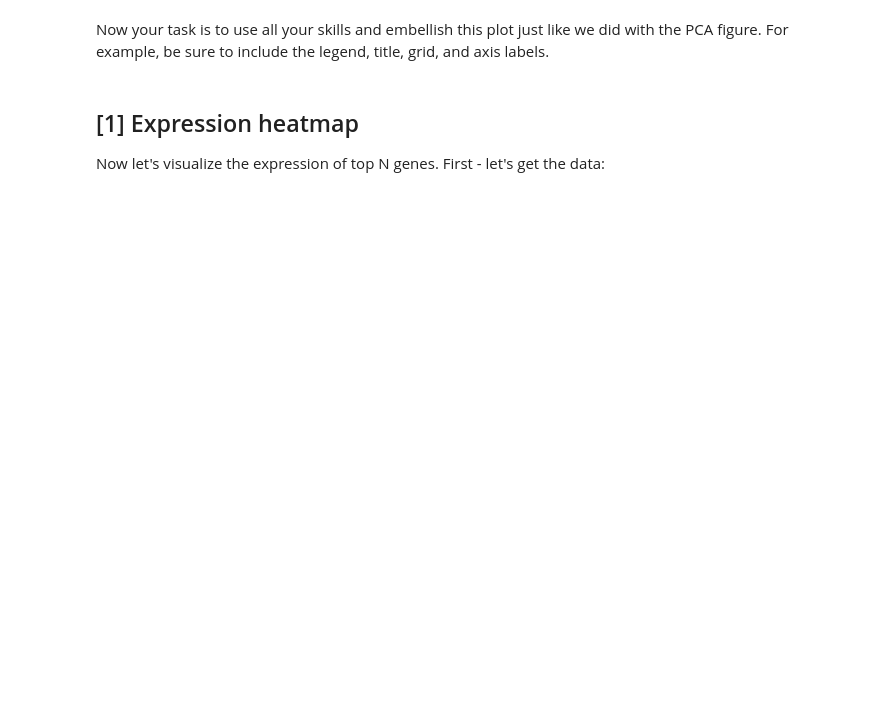
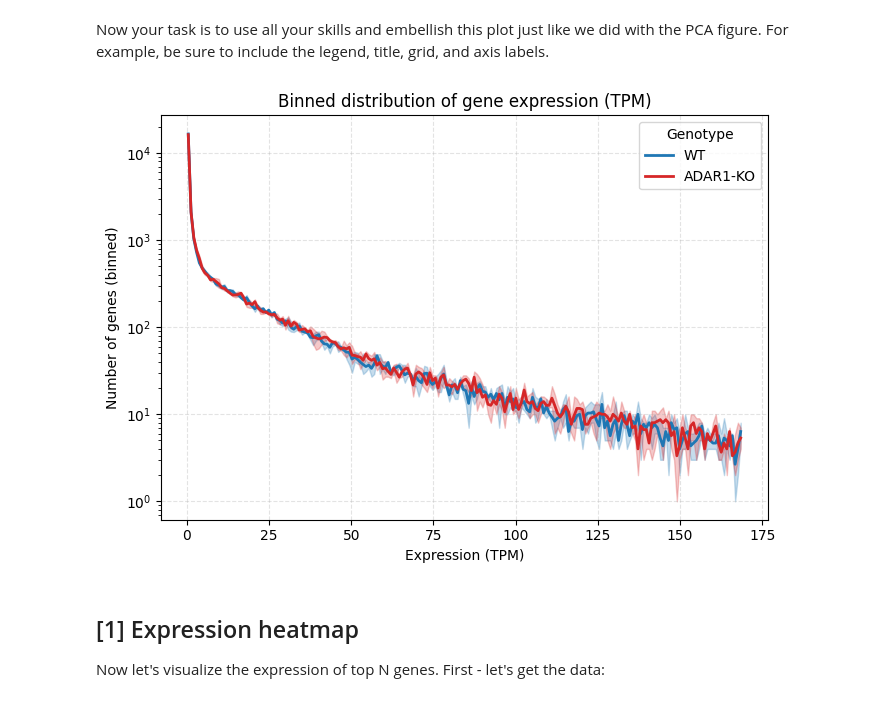
Before and after one commit to vlada-kazantsevaa/homeworks, a Jupyter notebook: Homeworks/hw-1/HW_1_(EDA).ipynb, the cells around one changed output. Cells and saved outputs as stored; diff of their text form; code cells hidden in the pictures; blank space fills up the shorter version.

```diff
--- a/Homeworks/hw-1/HW_1_(EDA).ipynb
+++ b/Homeworks/hw-1/HW_1_(EDA).ipynb
@@ -859,3 +867,57 @@ Now your task is to use all your skills and embellish this plot just like we did
+# %%
+fig, ax = plt.subplots(figsize=(7, 5))
+
+# Let's ignore the highly expressed genes -
+# it makes no sense to bin them, since there are only a few of them.
+upthr = df[numcols].quantile(0.98).max()
+
+# Create 200 bins ranging from 0 to upthr
+# hint: use numpy
+bins = np.linspace(0, upthr, 201)
+
+# Calculate center of each bin
+# hint: slice with step & sum & divide by 2
+X = (bins[:-1] + bins[1:]) / 2
+
+# Plot each genotype
+for genotype in ("WT", "ADAR1-KO"):
+    counts = []
+
+    # There are 3 samples of each genotype
+    for col in numcols:
+        if genotype not in col:
+            continue
+        c, _ = np.histogram(df[col], bins=bins)
+        counts.append(c)
+
+    # Turn list of 1D arrays into dense 2D array
+    counts = np.asarray(counts)
+
+    # Calculate stats for each bin
+    meanv = counts.mean(axis=0)
+    minv = counts.min(axis=0)
+    maxv = counts.max(axis=0)
+
+    # Get the color from the palette
+    color = palette[genotype]
+
+   # Plot the mean trend
+    ax.plot(X, meanv + 1, color=color, linewidth=2, label=genotype)
+    # Shade betweenmin and max
+    ax.fill_between(X, minv + 1, maxv + 1, color=color, alpha=0.25)
+
+# plot
+ax.set(yscale='log')
+ax.set_xlabel("Expression (TPM)")
+ax.set_ylabel("Number of genes (binned)")
+ax.set_title("Binned distribution of gene expression (TPM)")
+ax.grid(True, linestyle="--", alpha=0.35)
+ax.legend(title="Genotype")
+
+plt.tight_layout()
+plt.show()
+# %% [output]
+[figure, added]
 # %% [markdown]
 ## [1] Expression heatmap
 
```
Also changed, not shown: parts of 5 cells of this notebook.
